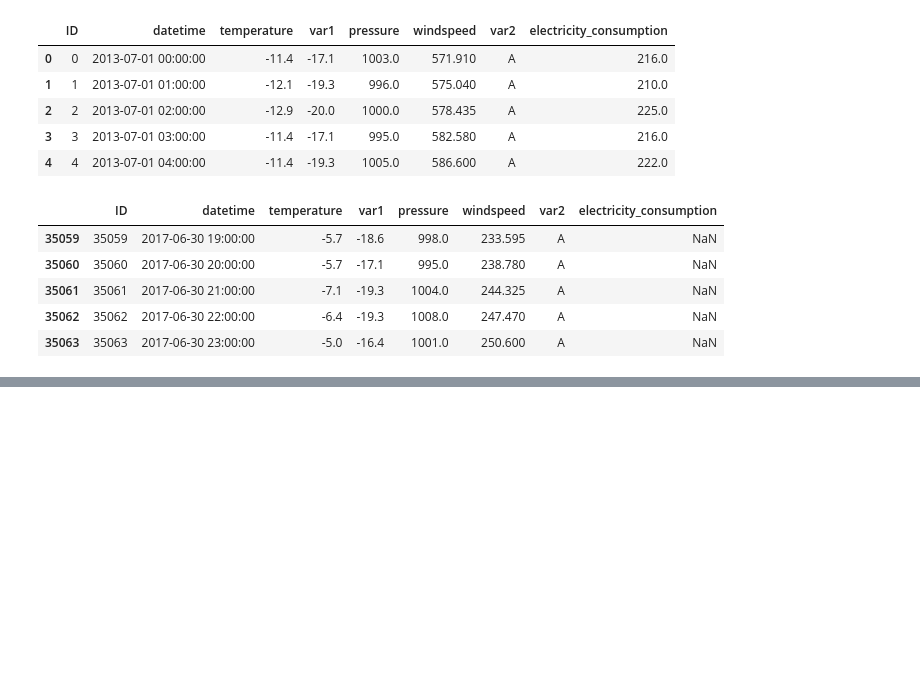
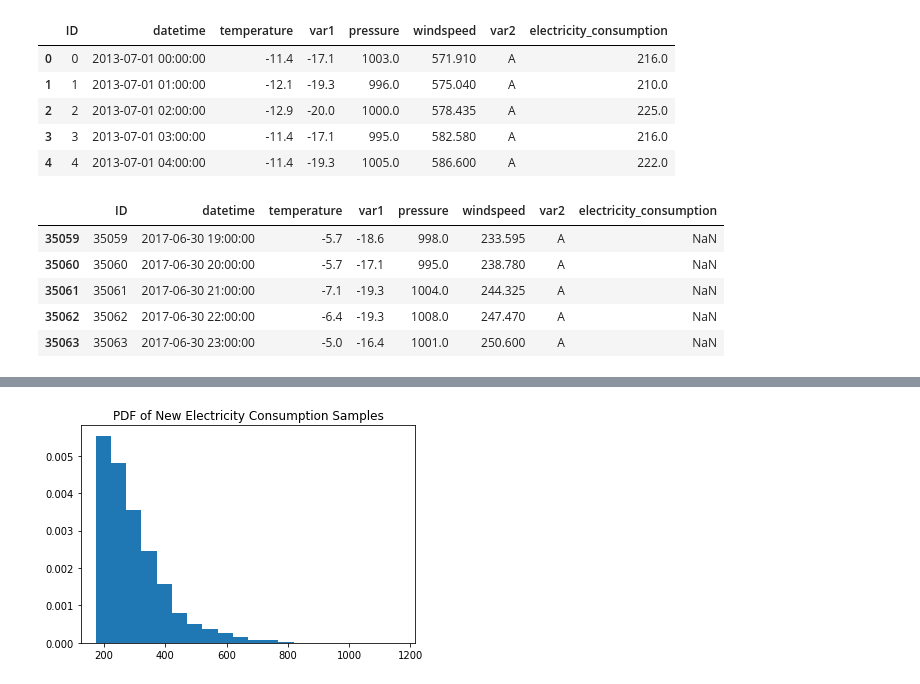
Before and after one commit to UPstartDeveloper/electricity-consumption-regression, a Jupyter notebook: predictions.ipynb, the cells around one changed output, grey strips where cells are left out. Drawn from its saved outputs; the diff is of its cells as text; code cells hidden in the pictures; blank space fills up the shorter version.

```diff
--- a/predictions.ipynb
+++ b/predictions.ipynb
@@ -82,0 +106,10 @@ df = df.drop(columns=['ID', 'var1', 'var2'])
+# %%
+# Now, let's generate samples for the electricity consumption in df2
+num_samples_needed = len(df2['ID'])
+guesses = kde.sample(num_samples_needed)
+# Plot the distribution of the samples
+plt.hist(m, bins=20, density=1)
+plt.title('PDF of New Electricity Consumption Samples')
+plt.show()
+# %% [output]
+[figure, added]
```
Also changed, not shown: parts of 6 cells of this notebook.
